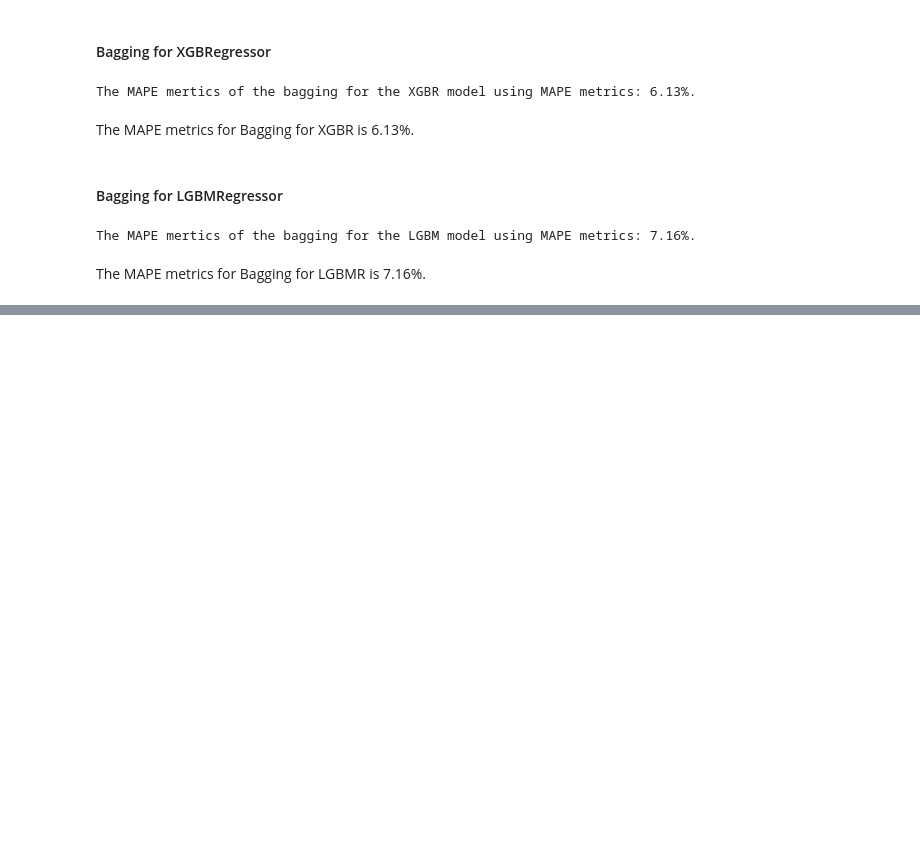
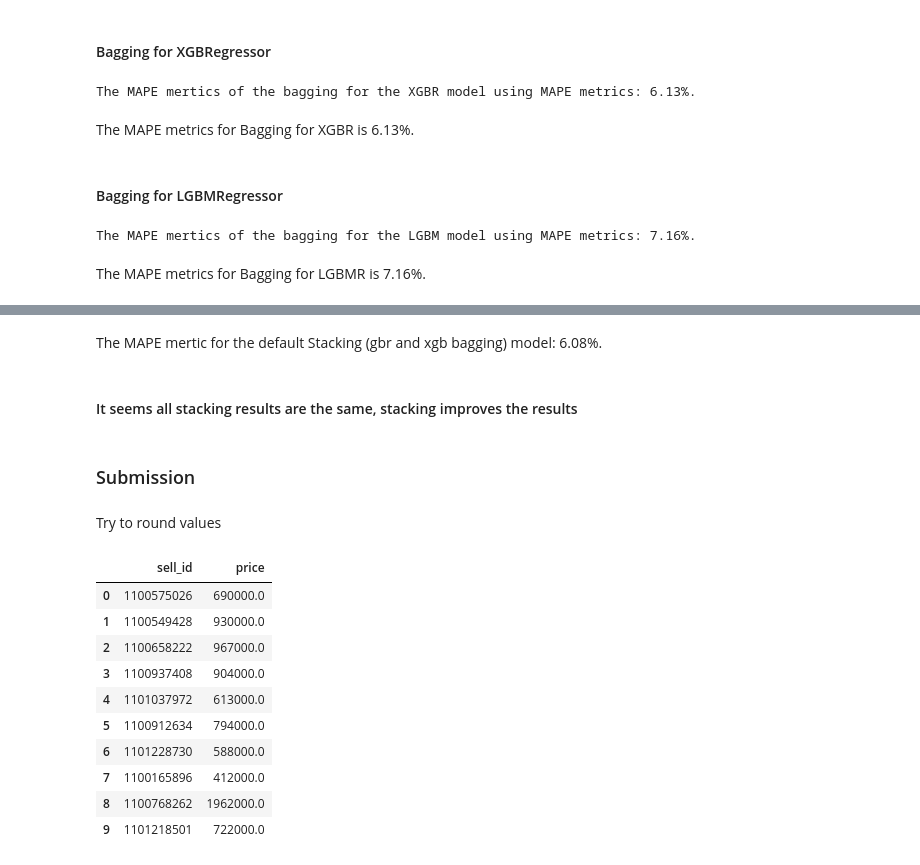
Before and after one commit to gir2017/teamwork_kaggle, a Jupyter notebook: module_5/select_auto.ipynb, the cells around one changed output, grey strips where cells are left out. Saved outputs shown, nothing was run; the diff lists cells and outputs as text; code cells hidden in the pictures; blank space fills up the shorter version.

```diff
--- a/module_5/select_auto.ipynb
+++ b/module_5/select_auto.ipynb
@@ -2878,7 +2878,19 @@ The MAPE metrics for Bagging for RFR is 6.85%.
 # %% [markdown]
 #### Bagging for CatBoostRegressor
 # %%
-bagging_cbr = BaggingRegressor(cat_model_best, n_estimators = 3, n_jobs = -1, random_state = RANDOM_SEED)
+cat = CatBoostRegressor(#iterations = 10000,
+                                  random_seed = RANDOM_SEED,
+                                  eval_metric='MAPE',
+                                  #diffusion_temperature = 4500,
+                                  metric_period = 2,
+                                  random_strength = 0.3,
+                                  #custom_metric=['R2', 'MAE'],
+                                  depth=11,
+                                  learning_rate=0.1,
+                                  reg_lambda = 3,
+                                  n_estimators = 500,
+                                  silent=True)
+bagging_cbr = BaggingRegressor(cat, n_estimators = 3, n_jobs = -1, random_state = RANDOM_SEED)
 bagging_cbr.fit(X_train, np.log(Y_train))
 predict_bagging_cbr = np.exp(bagging_cbr.predict(X_test))
 print(f"The MAPE mertics of the bagging for the CatBoost model using MAPE metrics: {(mape(Y_test, predict_bagging_cbr) * 100):0.2f}%.")
@@ -3022,0 +2940,15 @@ sample_submission.head(10)
+# %%
+estimators = [('gbr', best_gbr), ('xgb', best_xgb)]
+
+sr_log_1 = StackingRegressor(
+    estimators=estimators,
+    final_estimator=LinearRegression()
+)
+
+# For training, fit() is used
+sr_log_1.fit(X_train, np.log(Y_train))
+
+# For MAPE metric (or any other), we need the predictions of the model
+y_stack_1 = np.exp(sr_log_1.predict(X_test))
+
+print(f"The MAPE mertic for the default StackingRegressor model: {(mape(Y_test, y_stack_1) * 100):0.2f}%.")
@@ -3022,0 +2995,27 @@ sample_submission.head(10)
+# %% [markdown]
+The MAPE mertic for the default Stacking (gbr and xgb bagging) model: 6.08%.
+# %% [markdown]
+#### It seems all stacking results are the same, stacking improves the results
+# %% [markdown]
+### Submission
+# %% [markdown]
+Try to round values
+# %%
+final_model = sr_log_1
+# %%
+predict_submission = np.round(np.exp(final_model.predict(X_sub)),-3)
+sample_submission['price'] = predict_submission
+sample_submission.to_csv('submission_stacked_r.csv', index=False)
+sample_submission.head(10)
+# %% [output]
+|  | sell_id | price |
+| 0 | 1100575026 | 690000.0 |
+| 1 | 1100549428 | 930000.0 |
+| 2 | 1100658222 | 967000.0 |
+| 3 | 1100937408 | 904000.0 |
+| 4 | 1101037972 | 613000.0 |
+| 5 | 1100912634 | 794000.0 |
+| 6 | 1101228730 | 588000.0 |
+| 7 | 1100165896 | 412000.0 |
+| 8 | 1100768262 | 1962000.0 |
+| 9 | 1101218501 | 722000.0 |
```
Also changed, not shown: parts of 27 cells of this notebook.
